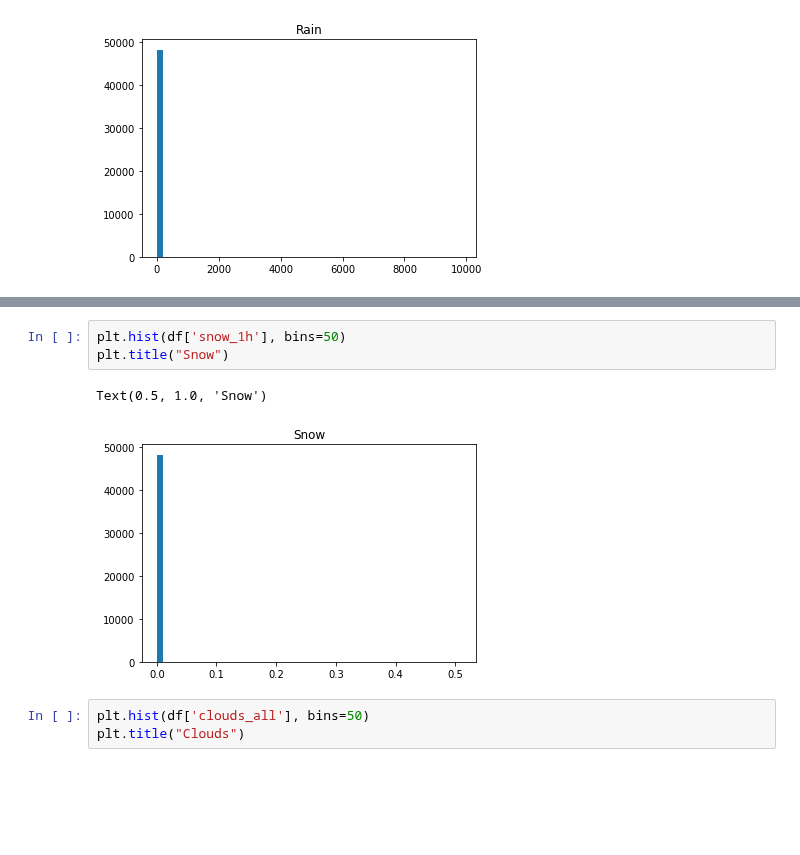
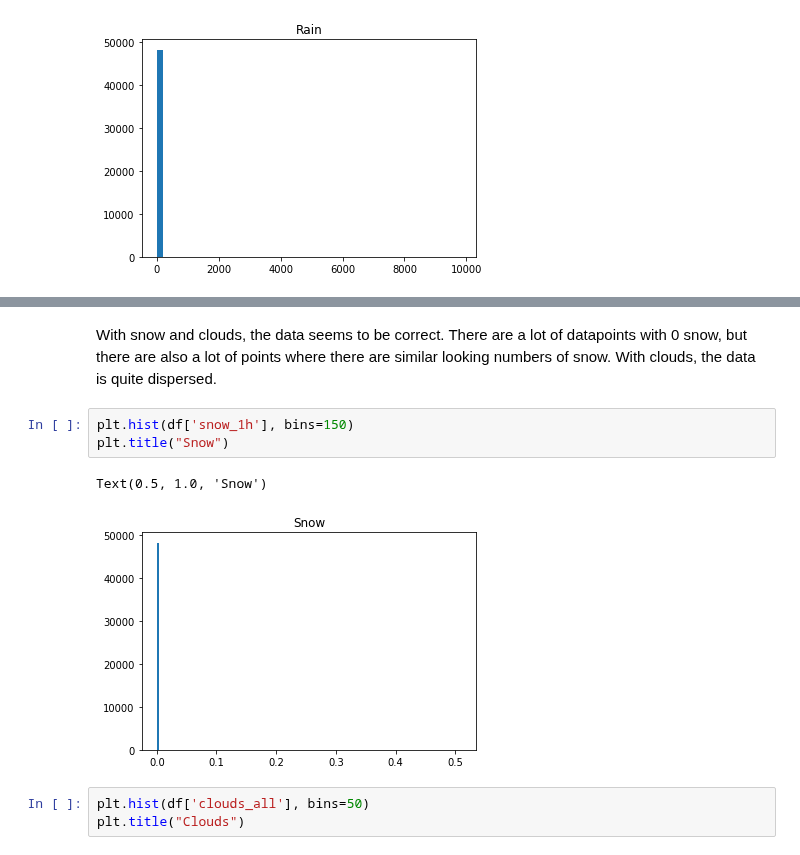
Before and after one commit to Lensku/BDA-Project-Otso-Lensku, a Jupyter notebook: Project.ipynb, the cells around one changed output, grey strips where cells are left out. Saved outputs shown, nothing was run; the diff lists cells and outputs as text; blank space fills up the shorter version.

Commit message:
Some comments on the data

```diff
--- a/Project.ipynb
+++ b/Project.ipynb
@@ -118,9 +171,11 @@ Text(0.5, 1.0, 'Rain')
+# %% [markdown]
+With snow and clouds, the data seems to be correct. There are a lot of datapoints with 0 snow, but there are also a lot of points where there are similar looking numbers of snow. With clouds, the data is quite dispersed.
 # %%
-plt.hist(df['snow_1h'], bins=50)
+plt.hist(df['snow_1h'], bins=150)
 plt.title("Snow")
 # %% [output]
 Text(0.5, 1.0, 'Snow')
-[figure, old version]
+[figure, new version]
 # %%
 plt.hist(df['clouds_all'], bins=50)
 plt.title("Clouds")
```
Also changed, not shown: parts of 16 cells of this notebook.
